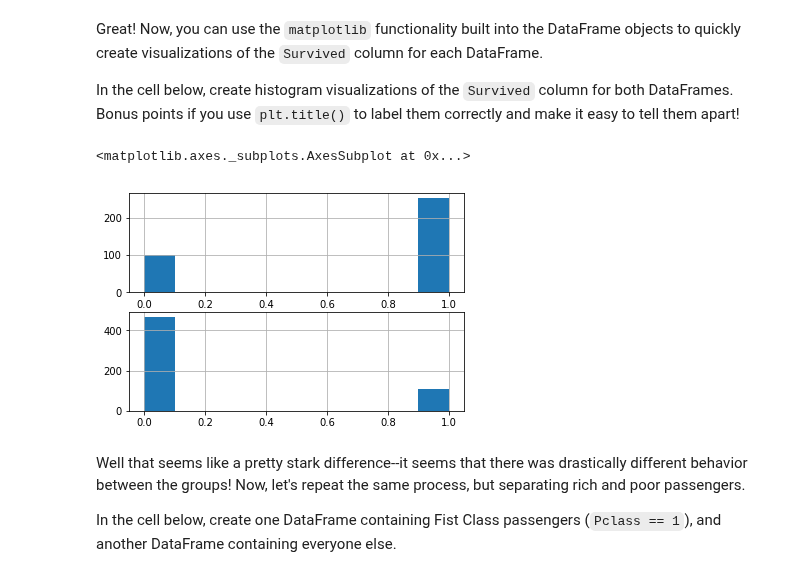
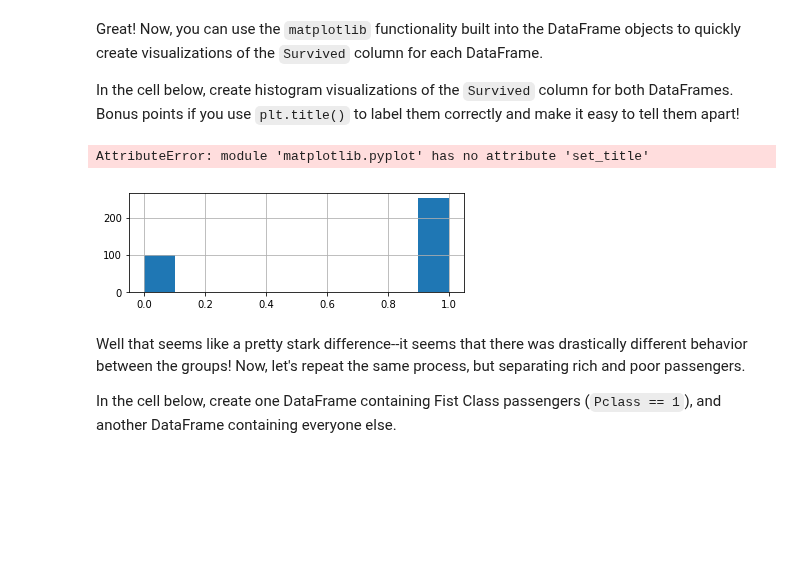
Before and after one commit to ewonguoft/dsc-enterprise-hsbc-using-sql-with-pandas-lab-hsbc-ds-081319, a Jupyter notebook: index.ipynb, the cells around one changed output. Cells and saved outputs as stored; diff of their text form; code cells hidden in the pictures; blank space fills up the shorter version.

```diff
--- a/index.ipynb
+++ b/index.ipynb
@@ -105,13 +105,13 @@ In the cell below, create histogram visualizations of the `Survived` column for
 # %%
 plt.subplot(2,1,1)
 women_anid_children_df.Survived.hist()
-plt.
+plt.set_title("Females & children")
 plt.subplot(2,1,2)
 
 male_all_ages_df.Survived.hist()
 # %% [output]
-<matplotlib.axes._subplots.AxesSubplot at 0x...>
+AttributeError: module 'matplotlib.pyplot' has no attribute 'set_title'
-[figure, old version]
+[figure, new version]
 # %% [markdown]
 Well that seems like a pretty stark difference--it seems that there was drastically different behavior between the groups!  Now, let's repeat the same process, but separating rich and poor passengers.
 
```
